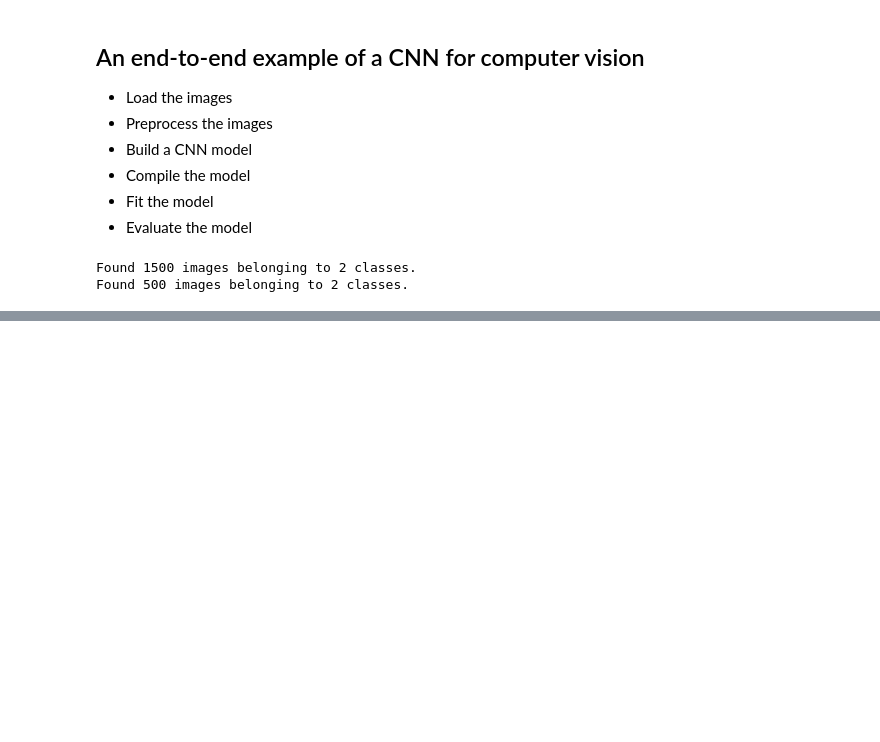
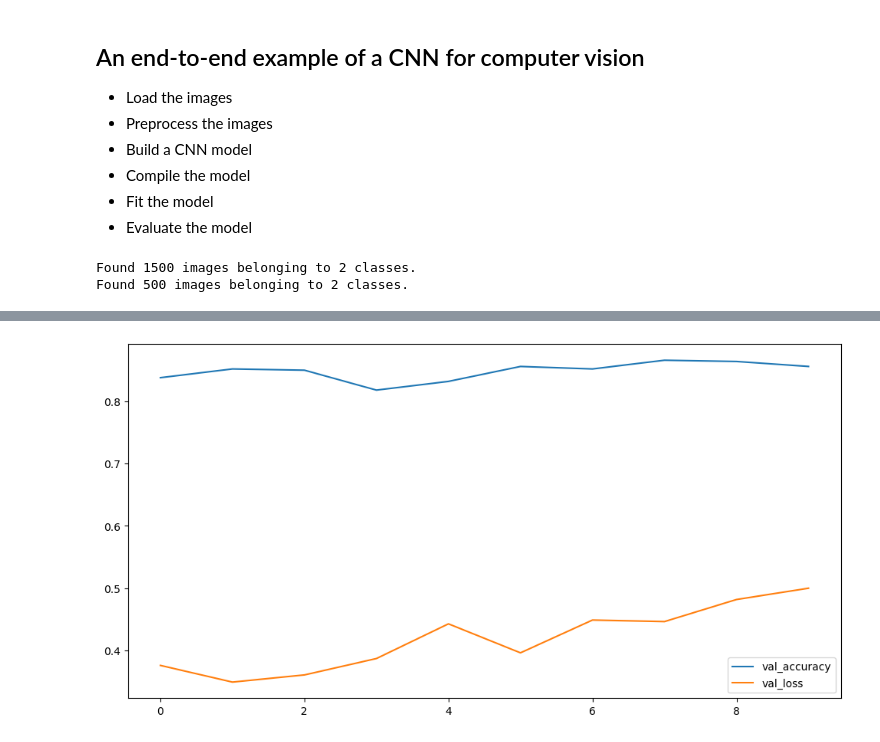
Before and after one commit to Jammal7/Introduction_to_Data_Science, a Jupyter notebook: Deep Learning/Tensorflow/03_CNN_Computer_Vision.ipynb, the cells around one changed output, grey strips where cells are left out. Cells and saved outputs as stored; diff of their text form; code cells hidden in the pictures; blank space fills up the shorter version.

```diff
--- a/Deep Learning/Tensorflow/03_CNN_Computer_Vision.ipynb
+++ b/Deep Learning/Tensorflow/03_CNN_Computer_Vision.ipynb
@@ -259,0 +432,8 @@ Epoch 10/10
+# %%
+plt.figure(figsize=(12, 6))
+plt.plot(history_2.history['val_accuracy'], label='val_accuracy')
+plt.plot(history_2.history['val_loss'], label='val_loss')
+plt.legend()
+plt.show()
+# %% [output]
+[figure, added]
```
Also changed, not shown: parts of 24 cells of this notebook, 1 other file.
